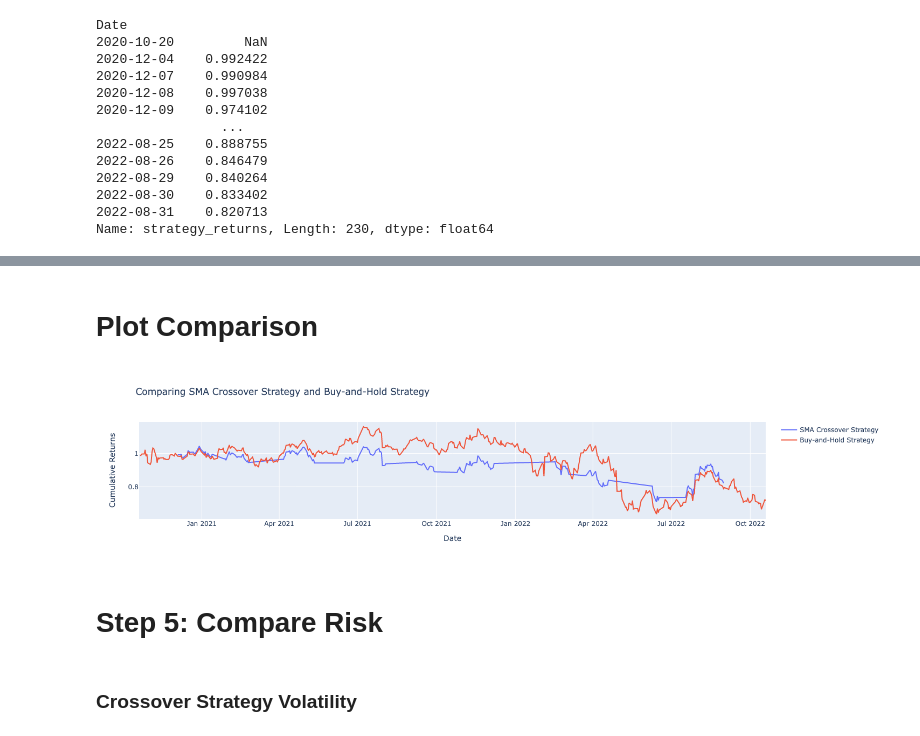
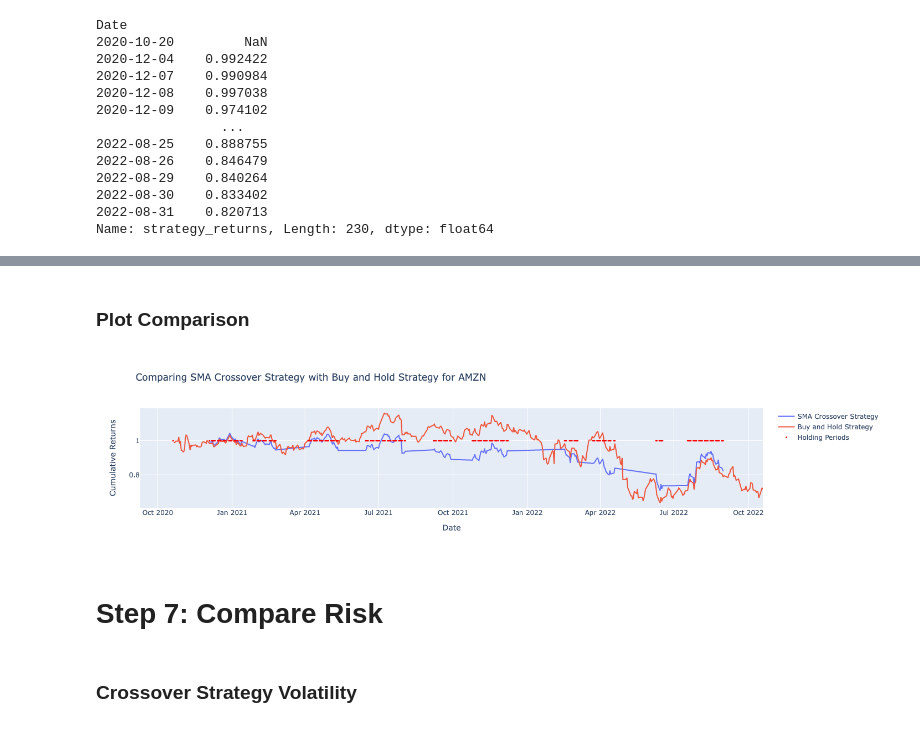
Before and after one commit to rolvera05/CrossoverPro, a Jupyter notebook: sourcev2.ipynb, the cells around one changed output, grey strips where cells are left out. Cells and saved outputs as stored; diff of their text form; code cells hidden in the pictures.

```diff
--- a/sourcev2.ipynb
+++ b/sourcev2.ipynb
@@ -224,39 +252,48 @@ Name: daily_returns, Length: 504, dtype: float64
 # %% [markdown]
-# Plot Comparison
+### Plot Comparison
 # %%
 
 # Define the SMA Crossover strategy trace
 sma_crossover_strategy = go.Scatter(
     x=holding_returns.index,
     y=cumulative_strategy_returns,
     mode='lines',
     name='SMA Crossover Strategy'
 )
 
 # Define the buy-and-hold strategy trace
 buy_and_hold_strategy = go.Scatter(
     x=buy_and_hold_cumulative_returns.index,
     y=buy_and_hold_cumulative_returns,
     mode='lines',
-    name='Buy-and-Hold Strategy'
+    name='Buy and Hold Strategy'
+)
+
+# Define holding periods trace
+holding_periods_trace = go.Scatter(
+    x=holding_returns.index,
+    y=[1] * len(holding_returns),
+    mode='markers',
+    marker=dict(size=3, color='red'),
+    name='Holding Periods'
 )
 
 # Define the layout
 layout = go.Layout(
-    title=dict(text='Comparing SMA Crossover Strategy and Buy-and-Hold Strategy'),
+    title=dict(text=f'Comparing SMA Crossover Strategy with Buy and Hold Strategy for {ticker}'),
     xaxis=dict(title='Date'),
     yaxis=dict(title='Cumulative Returns'),
 )
 
 # Create the figure
-fig = go.Figure(data=[sma_crossover_strategy, buy_and_hold_strategy], layout=layout)
+fig = go.Figure(data=[sma_crossover_strategy, buy_and_hold_strategy, holding_periods_trace], layout=layout)
 
 # Display the figure
 fig.show()
 # %% [output]
-[figure, old version]
+[figure, new version]
 # %% [markdown]
-# Step 5: Compare Risk
+# Step 7: Compare Risk
 # %% [markdown]
 ###  Crossover Strategy Volatility
 # %%
```
Also changed, not shown: parts of 22 cells of this notebook, 1 other file.
